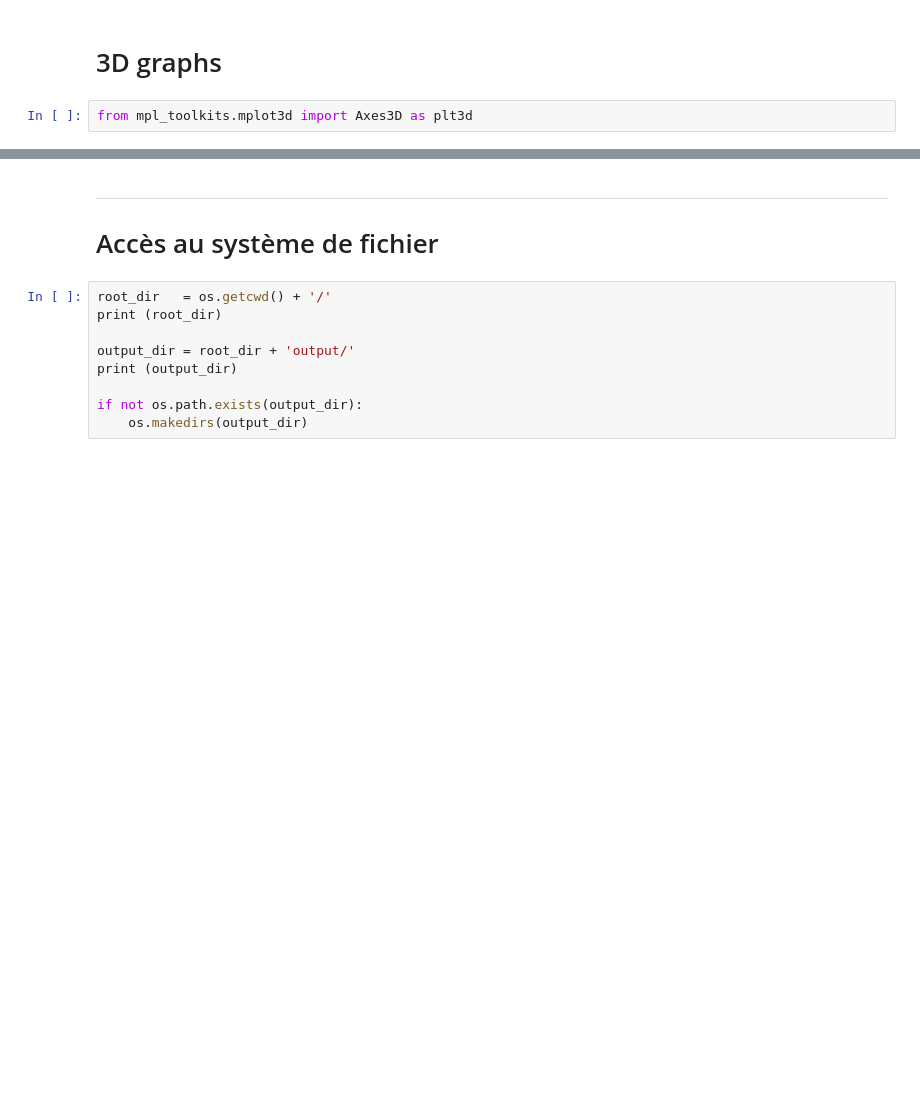
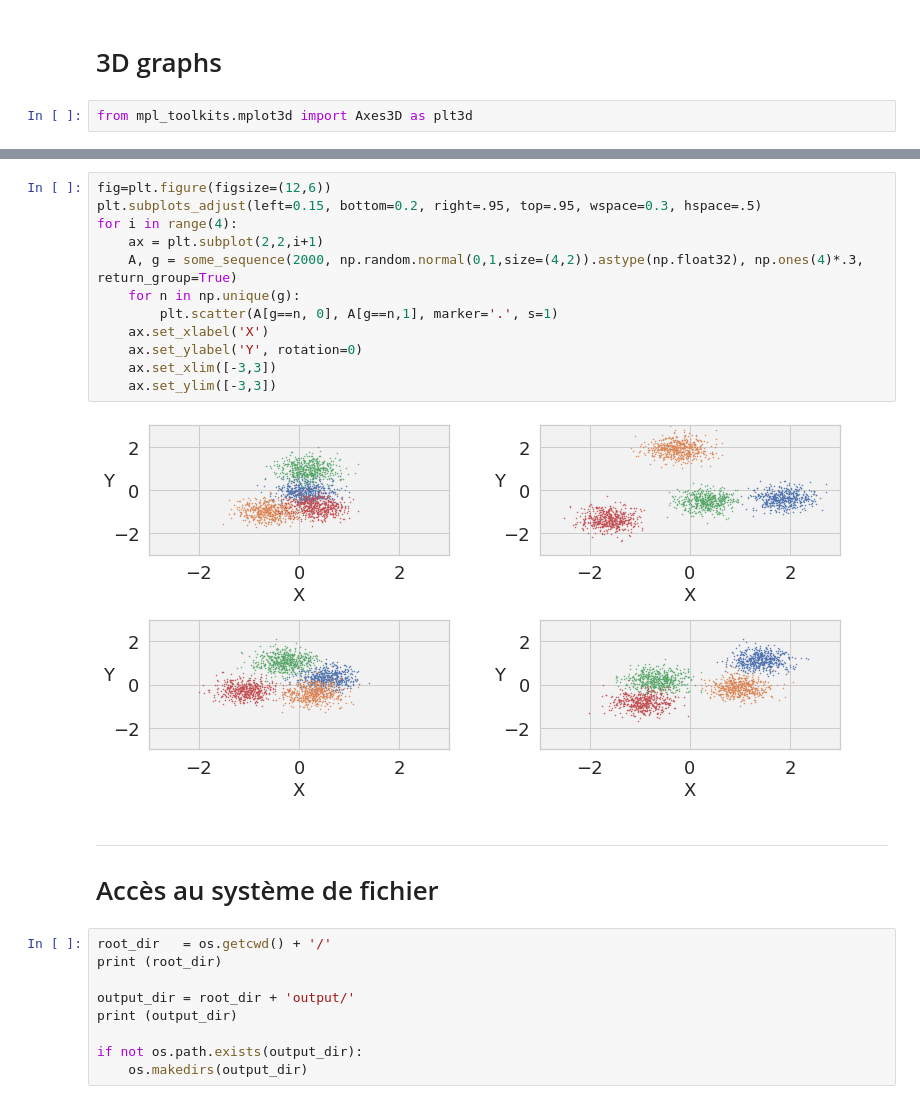
Before and after one commit to styvesg/PHQ1026_techniques_avancees, a Jupyter notebook: Introduction.ipynb, the cells around one changed output, grey strips where cells are left out. Cells and saved outputs as stored; diff of their text form; blank space fills up the shorter version.

```diff
--- a/Introduction.ipynb
+++ b/Introduction.ipynb
@@ -579,3 +637,17 @@ Text(0.5, 0, '$A_2$')
+# %%
+fig=plt.figure(figsize=(12,6))
+plt.subplots_adjust(left=0.15, bottom=0.2, right=.95, top=.95, wspace=0.3, hspace=.5)
+for i in range(4):
+    ax = plt.subplot(2,2,i+1)
+    A, g = some_sequence(2000, np.random.normal(0,1,size=(4,2)).astype(np.float32), np.ones(4)*.3, return_group=True)
+    for n in np.unique(g):
+        plt.scatter(A[g==n, 0], A[g==n,1], marker='.', s=1)
+    ax.set_xlabel('X')
+    ax.set_ylabel('Y', rotation=0)
+    ax.set_xlim([-3,3])
+    ax.set_ylim([-3,3])
+# %% [output]
+[figure, added]
 # %% [markdown]
 ---
 # Accès au système de fichier
```
Also changed, not shown: parts of 65 cells of this notebook.
